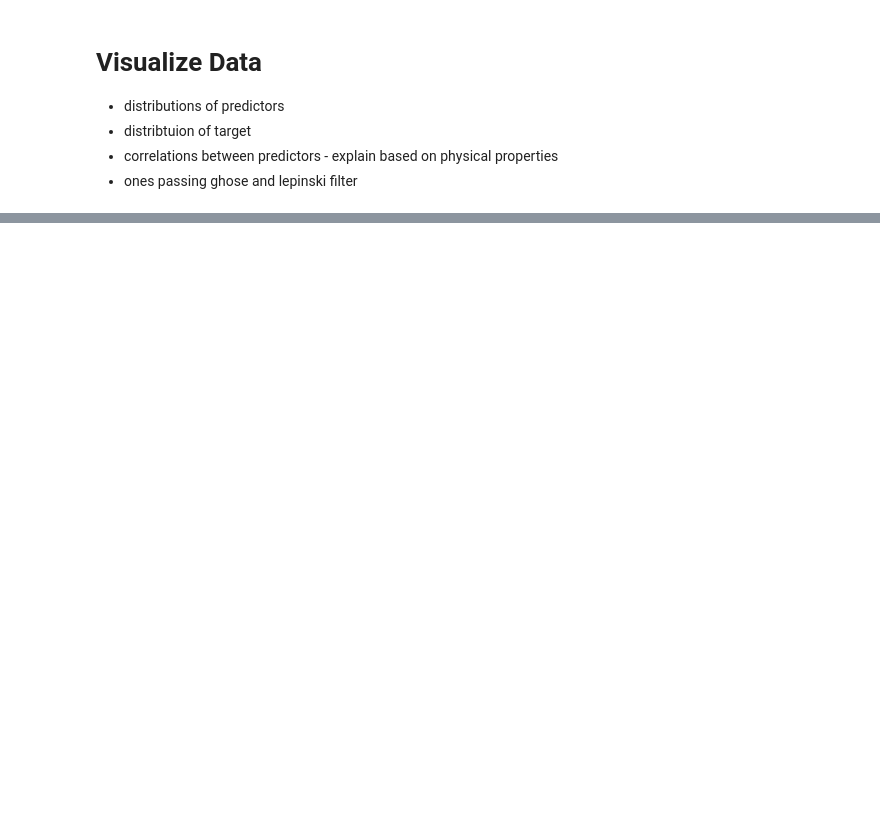
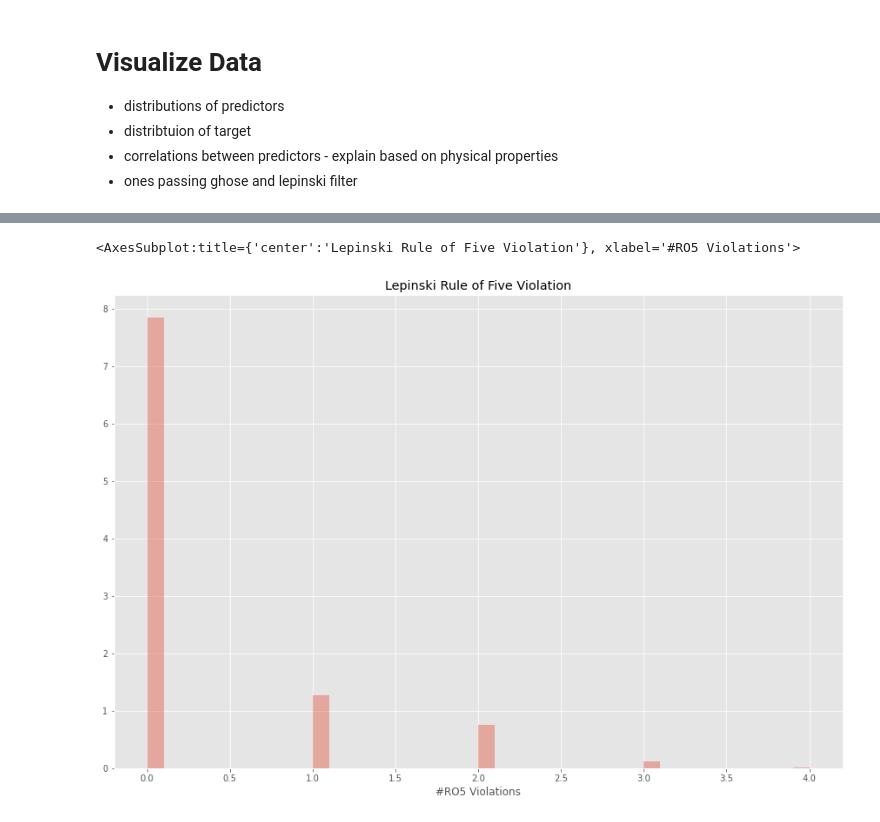
Before and after one commit to ethankim00/CovidDrugDiscovery, a Jupyter notebook: DataExplorationAndProcessing.ipynb, the cells around one changed output, grey strips where cells are left out. Saved outputs shown, nothing was run; the diff lists cells and outputs as text; code cells hidden in the pictures; blank space fills up the shorter version.

```diff
--- a/DataExplorationAndProcessing.ipynb
+++ b/DataExplorationAndProcessing.ipynb
@@ -177,0 +259,9 @@ data
+# %%
+# Replace nones with 0
+data.loc[data['#RO5 Violations'] == 'None','#RO5 Violations' ] = 0
+fig, ax = plt.subplots(1, 1, figsize = (15, 10))
+ax.set_title('Lepinski Rule of Five Violation')
+sns.distplot(data['#RO5 Violations'], ax = ax)
+# %% [output]
+<AxesSubplot:title={'center':'Lepinski Rule of Five Violation'}, xlabel='#RO5 Violations'>
+[figure, added]
```
Also changed, not shown: parts of 39 cells of this notebook, 3 other files.
